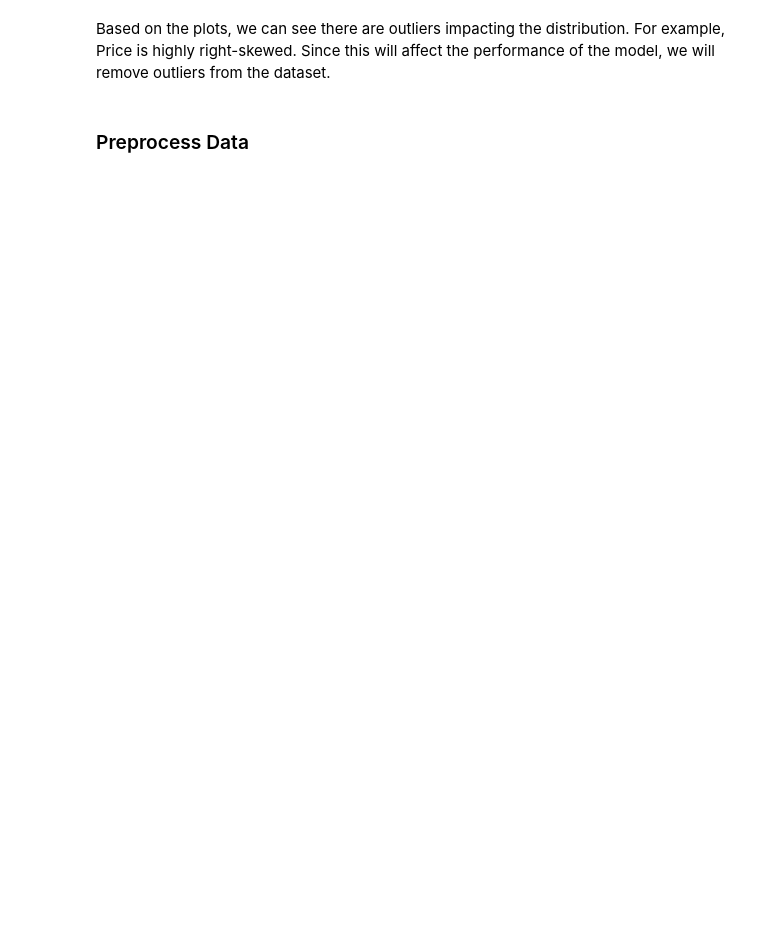
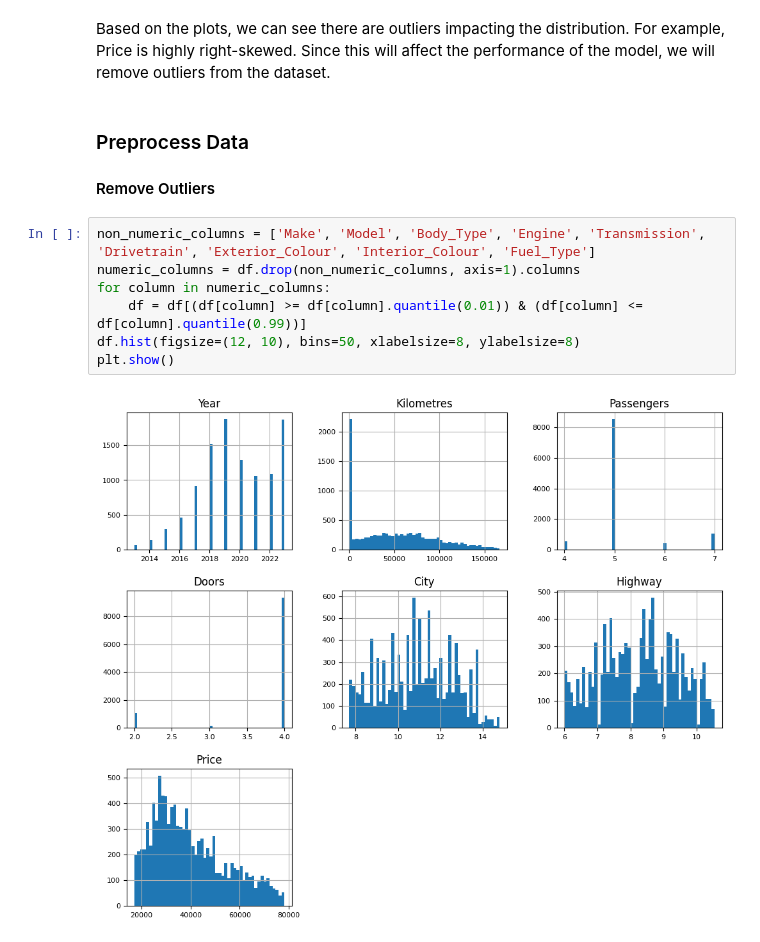
Before and after one commit to cyjimmy/my-jupyter-notebook, a Jupyter notebook: CarPrice/cardPrice.ipynb, the cells around one changed output. Drawn from its saved outputs; the diff is of its cells as text; blank space fills up the shorter version.

```diff
--- a/CarPrice/cardPrice.ipynb
+++ b/CarPrice/cardPrice.ipynb
@@ -42,3 +41,13 @@ plt.show()
 Based on the plots, we can see there are outliers impacting the distribution. For example, Price is highly right-skewed. Since this will affect the performance of the model, we will remove outliers from the dataset.
 # %% [markdown]
 ### Preprocess Data
+#### Remove Outliers
+# %%
+non_numeric_columns = ['Make', 'Model', 'Body_Type', 'Engine', 'Transmission', 'Drivetrain', 'Exterior_Colour', 'Interior_Colour', 'Fuel_Type']
+numeric_columns = df.drop(non_numeric_columns, axis=1).columns
+for column in numeric_columns:
+    df = df[(df[column] >= df[column].quantile(0.01)) & (df[column] <= df[column].quantile(0.99))]
+df.hist(figsize=(12, 10), bins=50, xlabelsize=8, ylabelsize=8)
+plt.show()
+# %% [output]
+[figure, added]
```
Also changed, not shown: parts of 1 cell of this notebook.
